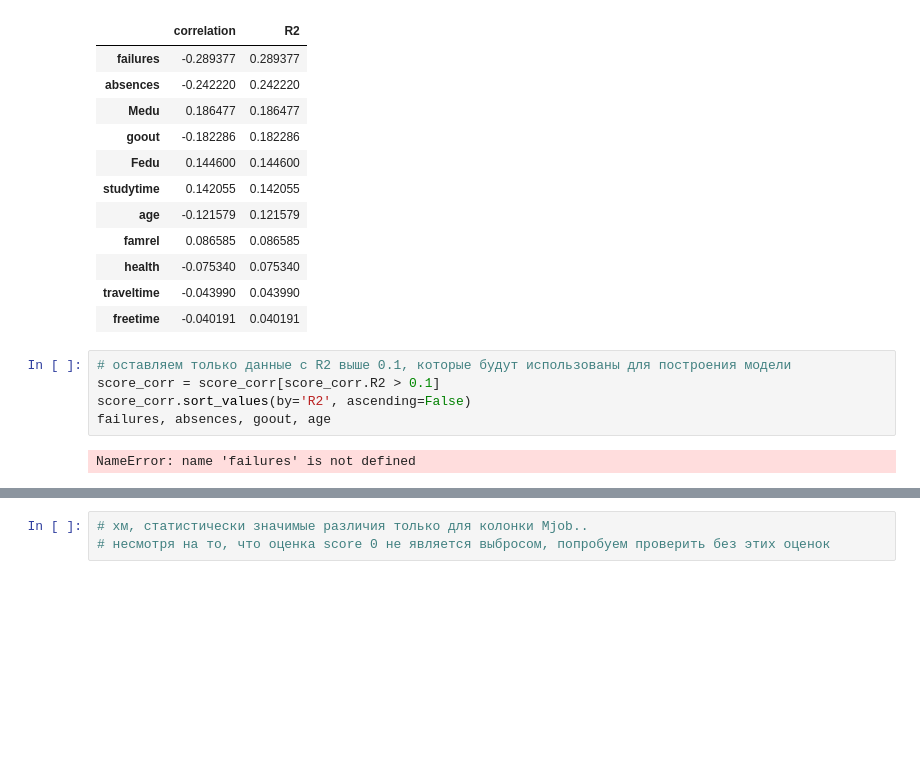
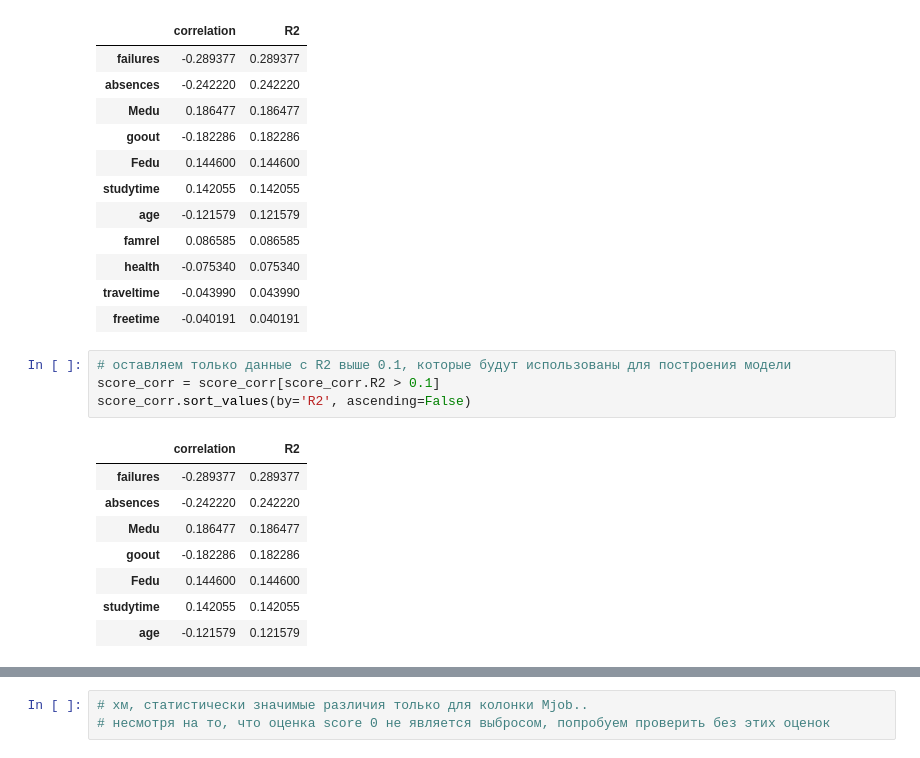
Before and after one commit to serfrol/SkillFactory, a Jupyter notebook: module_2/EDA_stud.ipynb, the cells around one changed output, grey strips where cells are left out. Cells and saved outputs as stored; diff of their text form; blank space fills up the shorter version.

```diff
--- a/module_2/EDA_stud.ipynb
+++ b/module_2/EDA_stud.ipynb
@@ -777,10 +784,16 @@ score_corr.sort_values(by='R2', ascending=False)
 # %%
 # оставляем только данные с R2 выше 0.1, которые будут использованы для построения модели
 score_corr = score_corr[score_corr.R2 > 0.1]
 score_corr.sort_values(by='R2', ascending=False)
-failures, absences, goout, age
 # %% [output]
-NameError: name 'failures' is not defined
+|  | correlation | R2 |
+| failures | -0.289377 | 0.289377 |
+| absences | -0.242220 | 0.242220 |
+| Medu | 0.186477 | 0.186477 |
+| goout | -0.182286 | 0.182286 |
+| Fedu | 0.144600 | 0.144600 |
+| studytime | 0.142055 | 0.142055 |
+| age | -0.121579 | 0.121579 |
 # %%
 # Анализ номинативных переменных
 
```
Also changed, not shown: parts of 23 cells of this notebook.
